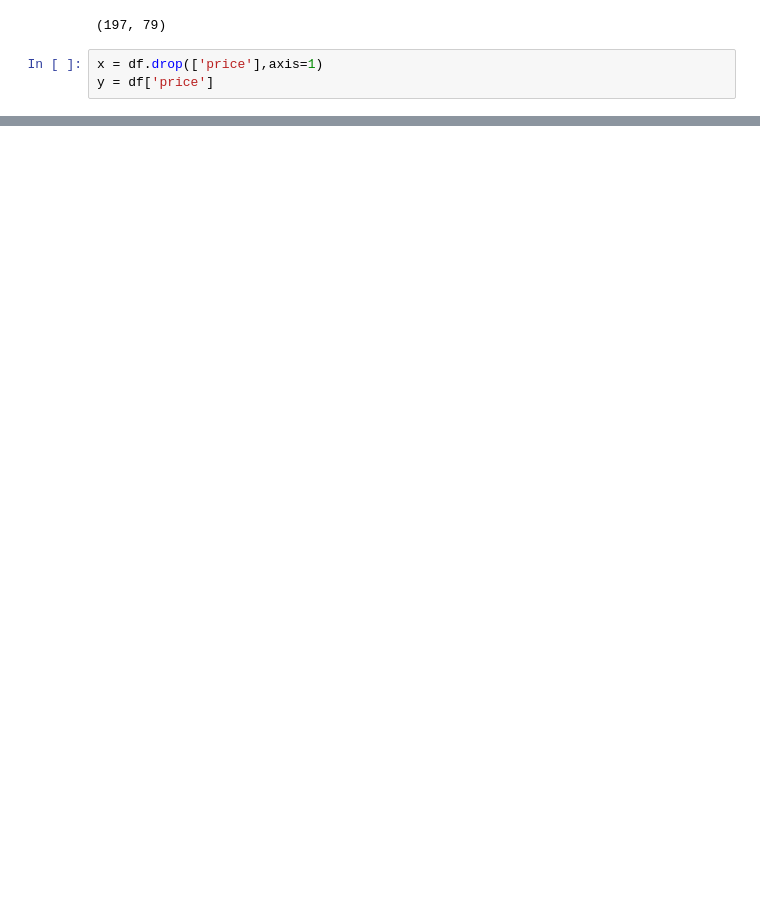
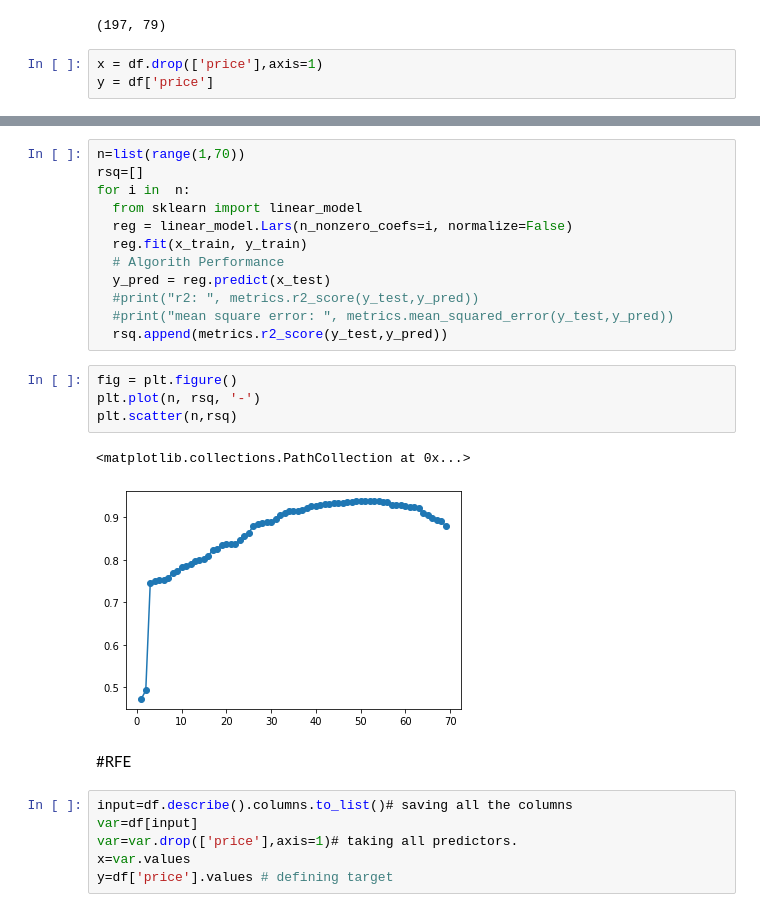
Before and after one commit to RobinTeotia/LinearModels_Project, a Jupyter notebook: Project_LinearModel_Automobiles.ipynb, the cells around one changed output, grey strips where cells are left out. Saved outputs shown, nothing was run; the diff lists cells and outputs as text; blank space fills up the shorter version.

```diff
--- a/Project_LinearModel_Automobiles.ipynb
+++ b/Project_LinearModel_Automobiles.ipynb
@@ -154,0 +197,27 @@ plt.close()
+# %%
+n=list(range(1,70))
+rsq=[]
+for i in  n:
+  from sklearn import linear_model
+  reg = linear_model.Lars(n_nonzero_coefs=i, normalize=False)
+  reg.fit(x_train, y_train)
+  # Algorith Performance
+  y_pred = reg.predict(x_test)
+  #print("r2: ", metrics.r2_score(y_test,y_pred))
+  #print("mean square error: ", metrics.mean_squared_error(y_test,y_pred))
+  rsq.append(metrics.r2_score(y_test,y_pred))
+# %%
+fig = plt.figure()
+plt.plot(n, rsq, '-')
+plt.scatter(n,rsq)
+# %% [output]
+<matplotlib.collections.PathCollection at 0x...>
+[figure, added]
+# %% [markdown]
+#RFE
+# %%
+input=df.describe().columns.to_list()# saving all the columns
+var=df[input]
+var=var.drop(['price'],axis=1)# taking all predictors.
+x=var.values
+y=df['price'].values # defining target
```
Also changed, not shown: parts of 36 cells of this notebook.
